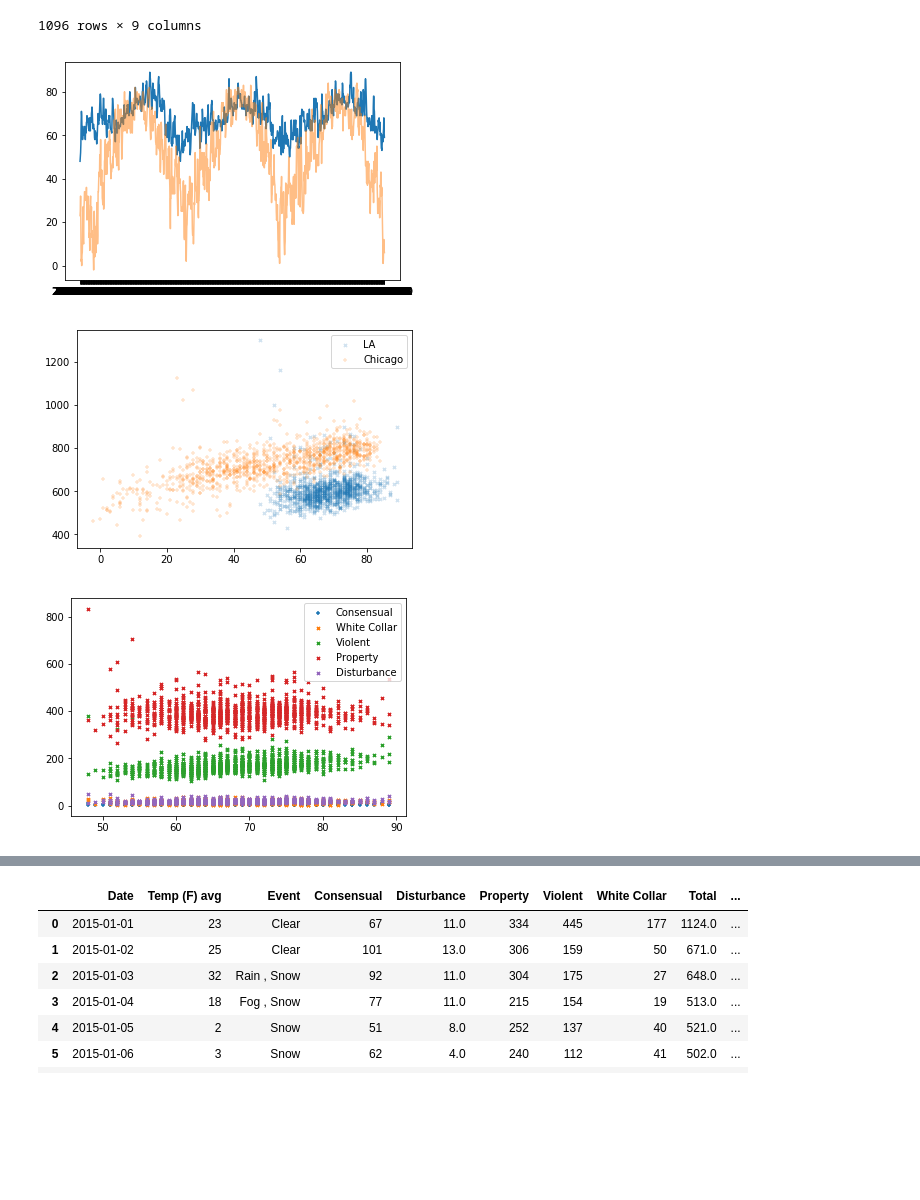
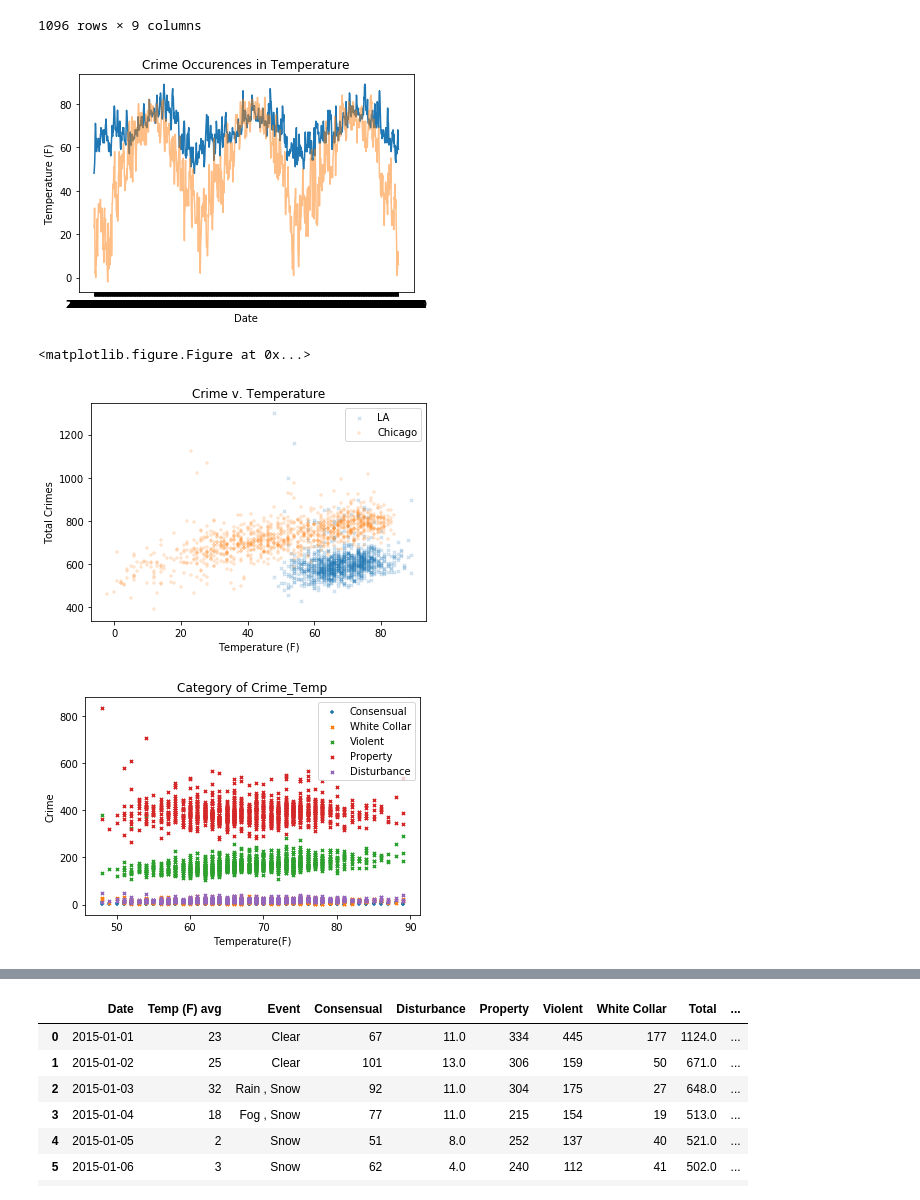
Before and after one commit to minxstm/Bootcamp_Project_1, a Jupyter notebook: Some_Plots_Kevin_with_bars.ipynb, the cells around one changed output, grey strips where cells are left out. Drawn from its saved outputs; the diff is of its cells as text; code cells hidden in the pictures; blank space fills up the shorter version.

```diff
--- a/Some_Plots_Kevin_with_bars.ipynb
+++ b/Some_Plots_Kevin_with_bars.ipynb
@@ -50,26 +50,37 @@ chi_df
 # %%
 plt.plot(la_df["Date"],la_df["Temp (F) avg"])
 plt.plot(chi_df["Date"],chi_df["Temp (F) avg"],alpha=0.5)
+plt.title("Crime Occurences in Temperature")
+plt.xlabel("Date")
+plt.ylabel("Temperature (F)")
 plt.show()
+plt.savefig("Crime_Temp_Line.png")
 # %% [output]
-[figure, old version]
+[figure, new version]
+<matplotlib.figure.Figure at 0x...>
 # %%
 plt.scatter(la_df["Temp (F) avg"], la_df["Total"],s=10,marker="x",alpha=0.2,label="LA")
 plt.scatter(chi_df["Temp (F) avg"], chi_df["Total"],s=10,marker="+",alpha=0.2,label="Chicago")
+plt.xlabel("Temperature (F)")
+plt.ylabel("Total Crimes")
+plt.title("Crime v. Temperature")
 plt.legend()
 plt.show()
 # %% [output]
-[figure, old version]
+[figure, new version]
 # %%
 plt.scatter(la_df["Temp (F) avg"], la_df["Consensual"],s=10,marker="+")
 plt.scatter(la_df["Temp (F) avg"], la_df["White Collar"],s=10,marker="x")
 plt.scatter(la_df["Temp (F) avg"], la_df["Violent"],s=10,marker="x")
 plt.scatter(la_df["Temp (F) avg"], la_df["Property"],s=10,marker="x")
 plt.scatter(la_df["Temp (F) avg"], la_df["Disturbance"],s=10,marker="x")
+plt.title("LA: Category of Crime_Temp")
+plt.ylabel("Crime")
+plt.xlabel("Temperature(F)")
 plt.legend()
 plt.show()
 # %% [output]
-[figure, old version]
+[figure, new version]
 # %%
 #plt.scatter(chi_df["Temp (F) avg"], chi_df["Consensual"],s=10,marker="+")
 #plt.scatter(chi_df["Temp (F) avg"], chi_df["White Collar"],s=10,marker="x")
```
Also changed, not shown: parts of 14 cells of this notebook, 18 other files.
